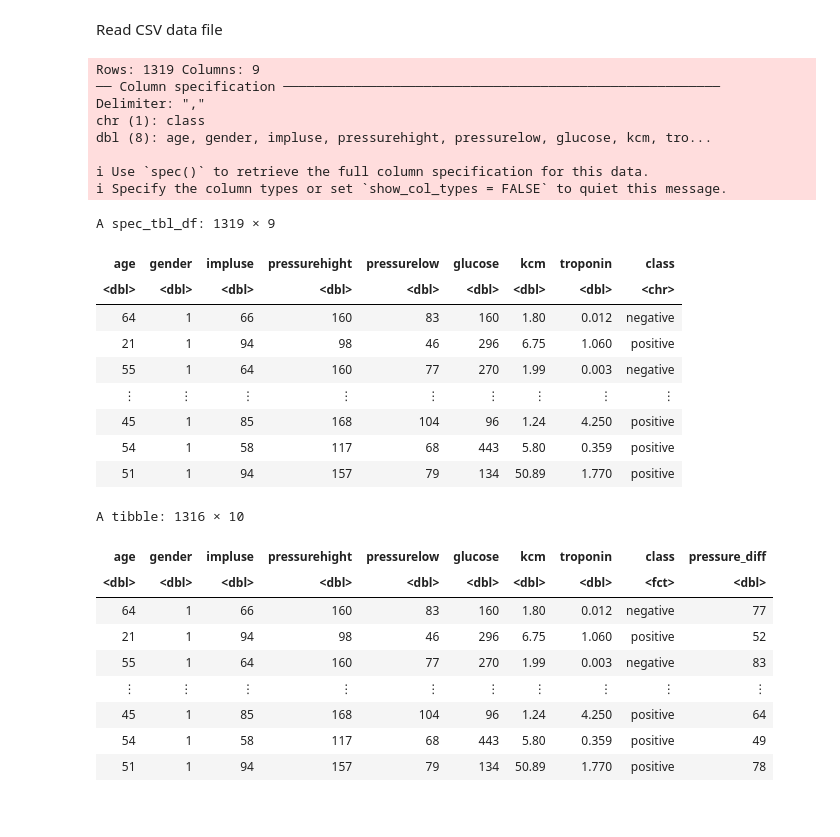
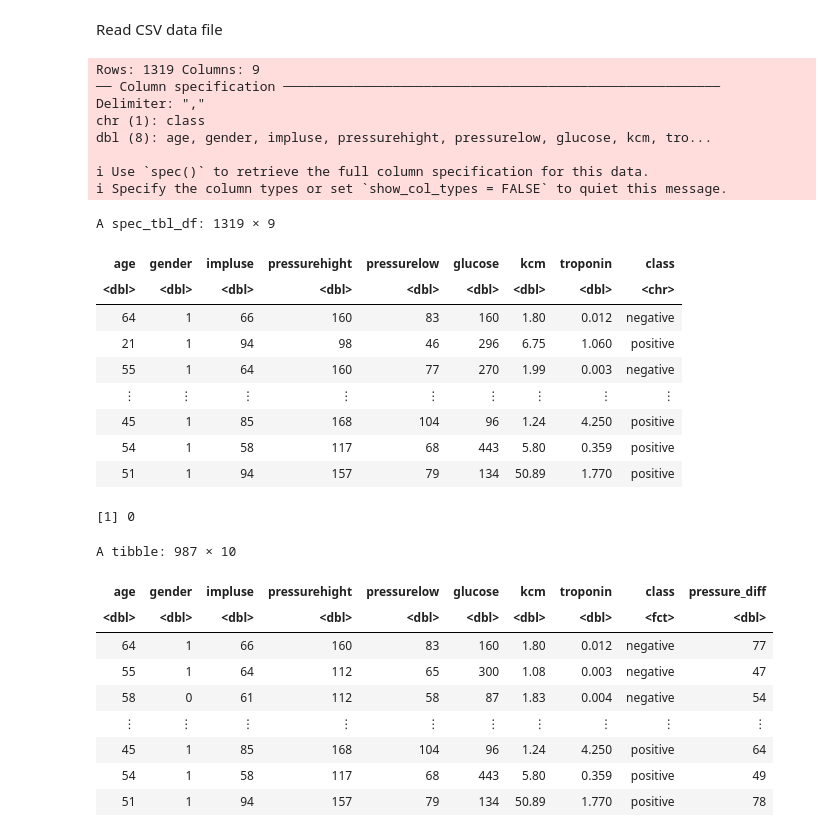
Before and after one commit to l-glucose/dsci100, a Jupyter notebook: Playground.ipynb, the cells around one changed output. Saved outputs shown, nothing was run; the diff lists cells and outputs as text; code cells hidden in the pictures.

```diff
--- a/Playground.ipynb
+++ b/Playground.ipynb
@@ -26,8 +26,11 @@ options(repr.matrix.max.rows = 6)
 # %% [markdown]
 Read CSV data file
 # %%
-data <- read_csv("data/heart_attack.csv")
+#data <- read_csv("data/heart_attack.csv")
+url = "https://raw.githubusercontent.com/l-glucose/dsci100/main/data/heart_attack.csv"
+data <- read_csv(url)
 data
+sum(is.na(data))
 # %% [output]
 Rows: 1319 Columns: 9
 ── Column specification ────────────────────────────────────────────────────────
@@ -47,21 +50,26 @@ A spec_tbl_df: 1319 × 9
 | 45 | 1 | 85 | 168 | 104 | 96 | 1.24 | 4.250 | positive |
 | 54 | 1 | 58 | 117 | 68 | 443 | 5.80 | 0.359 | positive |
 | 51 | 1 | 94 | 157 | 79 | 134 | 50.89 | 1.770 | positive |
+[1] 0
 # %%
 data <- data |>
     mutate(class = as_factor(class))
 data <- data |>
     filter(impluse <= 200)
 data <- data |>
     mutate(pressure_diff = pressurehight - pressurelow)
-data
+data_split <- initial_split(data, prop = 0.75, strata = class)
+data_training <- training(data_split)
+data_testing <- testing(data_split)
+
+data_training |> map.df()
 # %% [output]
-A tibble: 1316 × 10
+A tibble: 987 × 10
 | age | gender | impluse | pressurehight | pressurelow | glucose | kcm | troponin | class | pressure_diff |
 | <dbl> | <dbl> | <dbl> | <dbl> | <dbl> | <dbl> | <dbl> | <dbl> | <fct> | <dbl> |
 | 64 | 1 | 66 | 160 | 83 | 160 | 1.80 | 0.012 | negative | 77 |
-| 21 | 1 | 94 | 98 | 46 | 296 | 6.75 | 1.060 | positive | 52 |
-| 55 | 1 | 64 | 160 | 77 | 270 | 1.99 | 0.003 | negative | 83 |
+| 55 | 1 | 64 | 112 | 65 | 300 | 1.08 | 0.003 | negative | 47 |
+| 58 | 0 | 61 | 112 | 58 | 87 | 1.83 | 0.004 | negative | 54 |
 | ⋮ | ⋮ | ⋮ | ⋮ | ⋮ | ⋮ | ⋮ | ⋮ | ⋮ | ⋮ |
 | 45 | 1 | 85 | 168 | 104 | 96 | 1.24 | 4.250 | positive | 64 |
 | 54 | 1 | 58 | 117 | 68 | 443 | 5.80 | 0.359 | positive | 49 |
```
Also changed, not shown: parts of 7 cells of this notebook.
